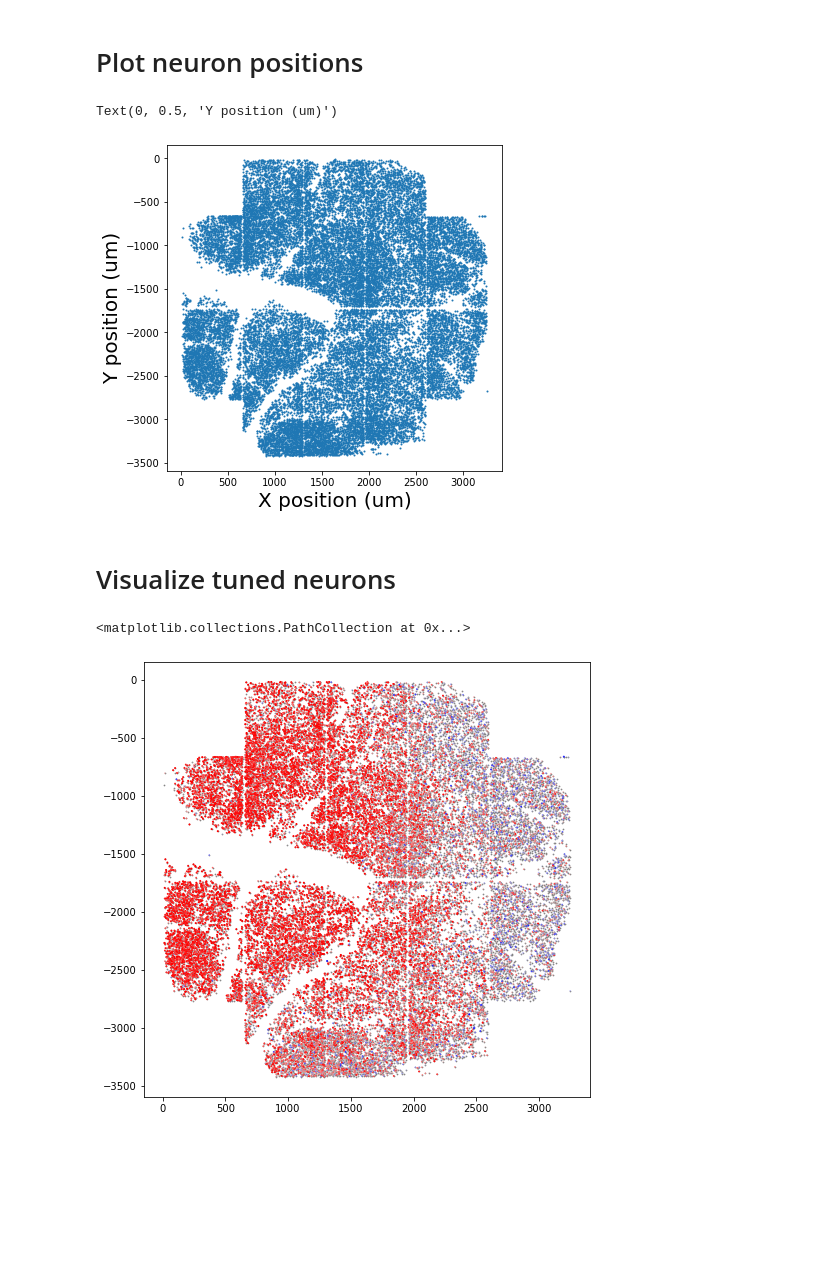
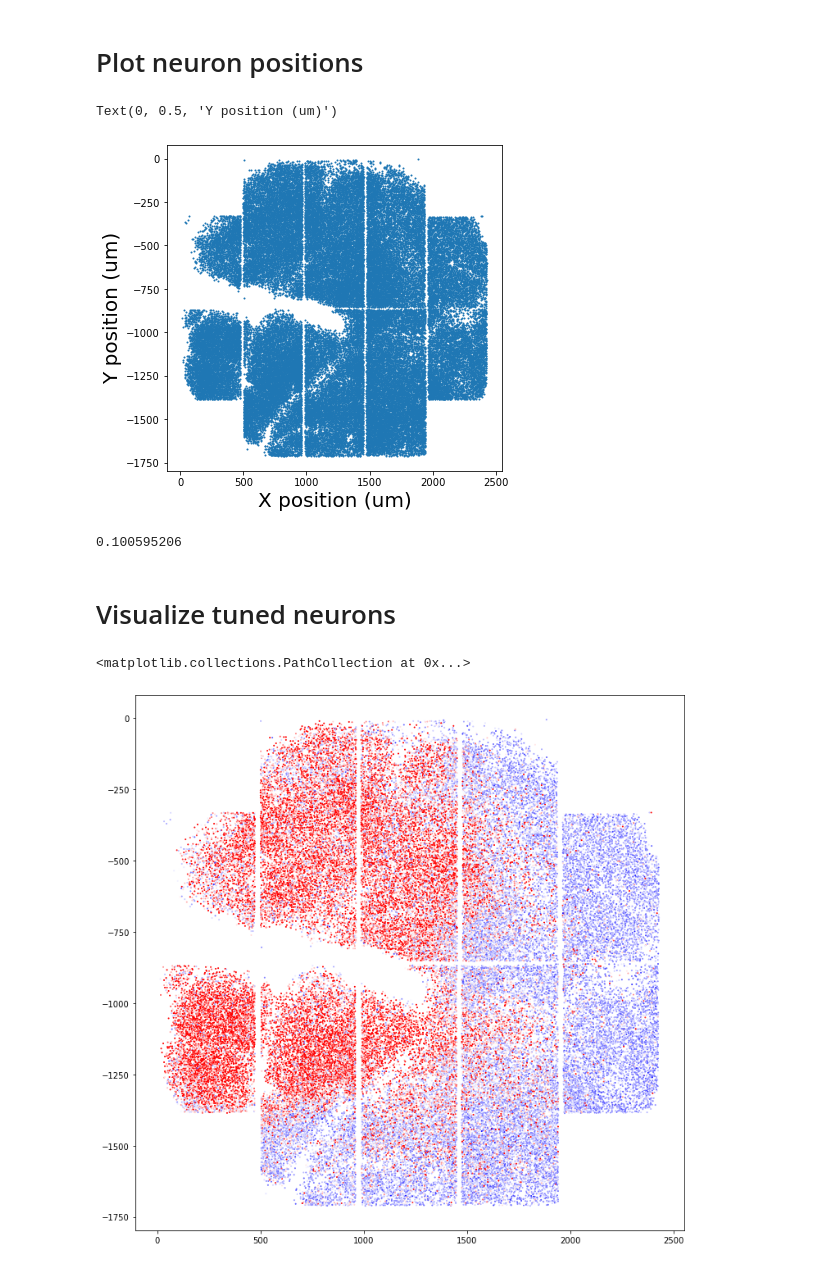
Before and after one commit to NunezKant/Dprime, a Jupyter notebook: PassiveStim/scripts/Dprime_decoder.ipynb, the cells around one changed output. Cells and saved outputs as stored; diff of their text form; code cells hidden in the pictures; blank space fills up the shorter version.

```diff
--- a/PassiveStim/scripts/Dprime_decoder.ipynb
+++ b/PassiveStim/scripts/Dprime_decoder.ipynb
@@ -21,6 +21,6 @@ The autoreload extension is already loaded. To reload it, use:
   %reload_ext autoreload
 # %%
 exp_db = []
-exp_db = utils.add_exp(exp_db, "TX80", "2022_06_09", "1")
+exp_db = utils.add_exp(exp_db, 'TX80', '2022_06_17', '1')
 exp_db
 # %% [output]
@@ -28,3 +27,0 @@ exp_db
-# %%
-timeline, ops, root = utils.load_exp('Z:\data\PROC', exp_db, 0)
-spks, stat, xpos, ypos, iplane = utils.deconvolve(root, ops)
@@ -48,0 +28,5 @@ total neurons 28721
+# %%
+iexp       = 0
+dual_plane = 1
+timeline   = utils.load_exp_info(exp_db[iexp])
+spks, xpos, ypos, iplane, stat = utils.load_neurons(exp_db[iexp], dual_plane=True,baseline=True)
@@ -55,17 +57,20 @@ plt.xlabel('X position (um)', fontsize=20)
 plt.ylabel('Y position (um)', fontsize=20)
 # %% [output]
 Text(0, 0.5, 'Y position (um)')
-[figure, old version]
+[figure, new version]
 # %%
 neurons_atframes, subset_stim = utils.get_neurons_atframes(timeline,spks)
 # %%
-csig = utils.get_tuned_neurons(neurons_atframes, subset_stim, samples_per_category=4, n_categories=2)
+avg_response, csig = utils.get_tuned_neurons(neurons_atframes, subset_stim)
+# %%
+csig.mean()
+# %% [output]
+0.100595206
 # %% [markdown]
 # Visualize tuned neurons
 # %%
-plt.figure(figsize=(8,8))
-plt.scatter(xpos, -ypos, c = 'gray', s = .5)
-plt.scatter(xpos, -ypos, c = csig, s = csig**2, cmap = 'bwr', vmax = 1, vmin=-1)
+plt.figure(figsize=(12,12))
+plt.scatter(xpos, -ypos, c = csig, cmap = 'bwr', vmax = .2, s = 1)
 # %% [output]
 <matplotlib.collections.PathCollection at 0x...>
-[figure, old version]
+[figure, new version]
```
Also changed, not shown: parts of 22 cells of this notebook, 1 other file.
